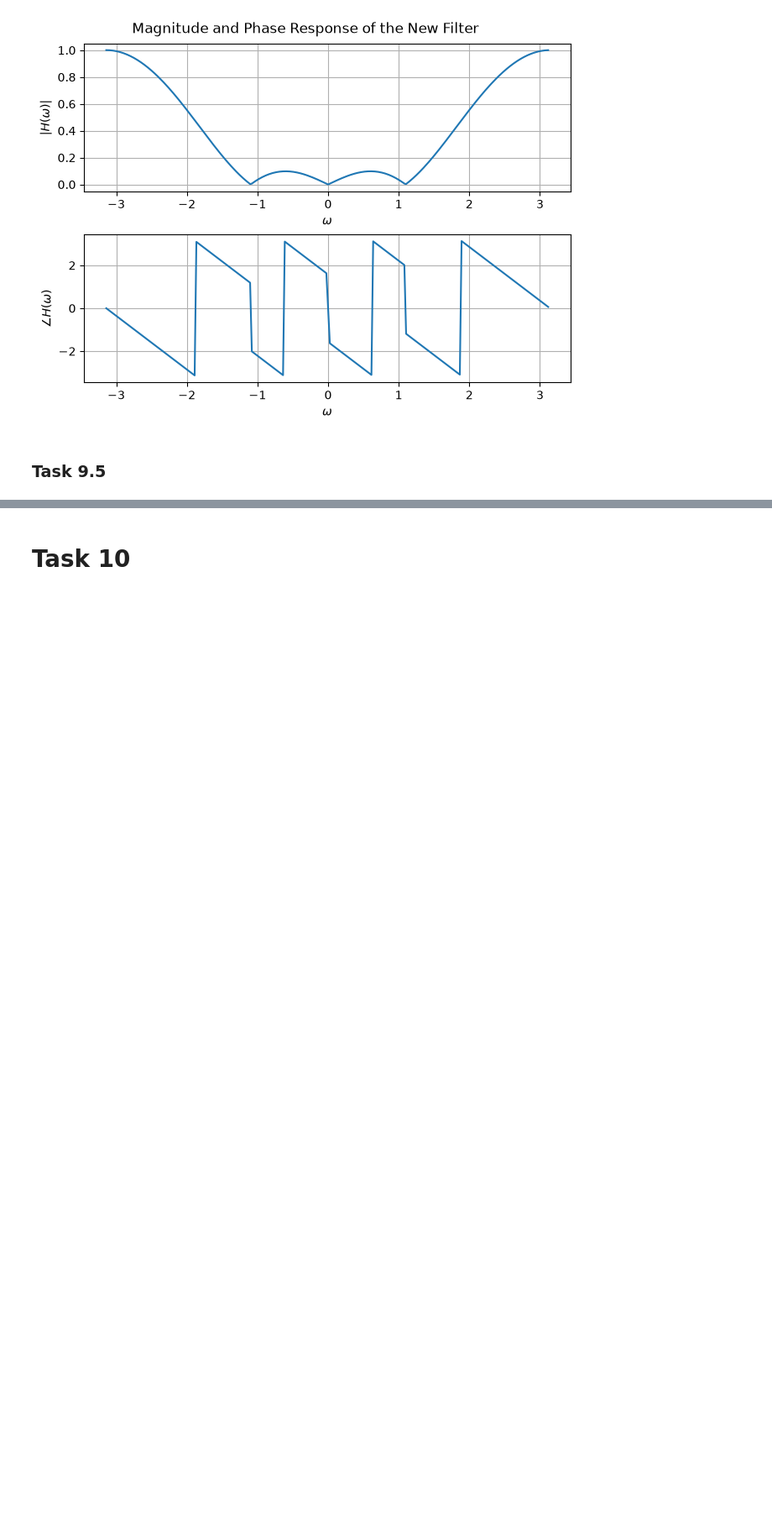
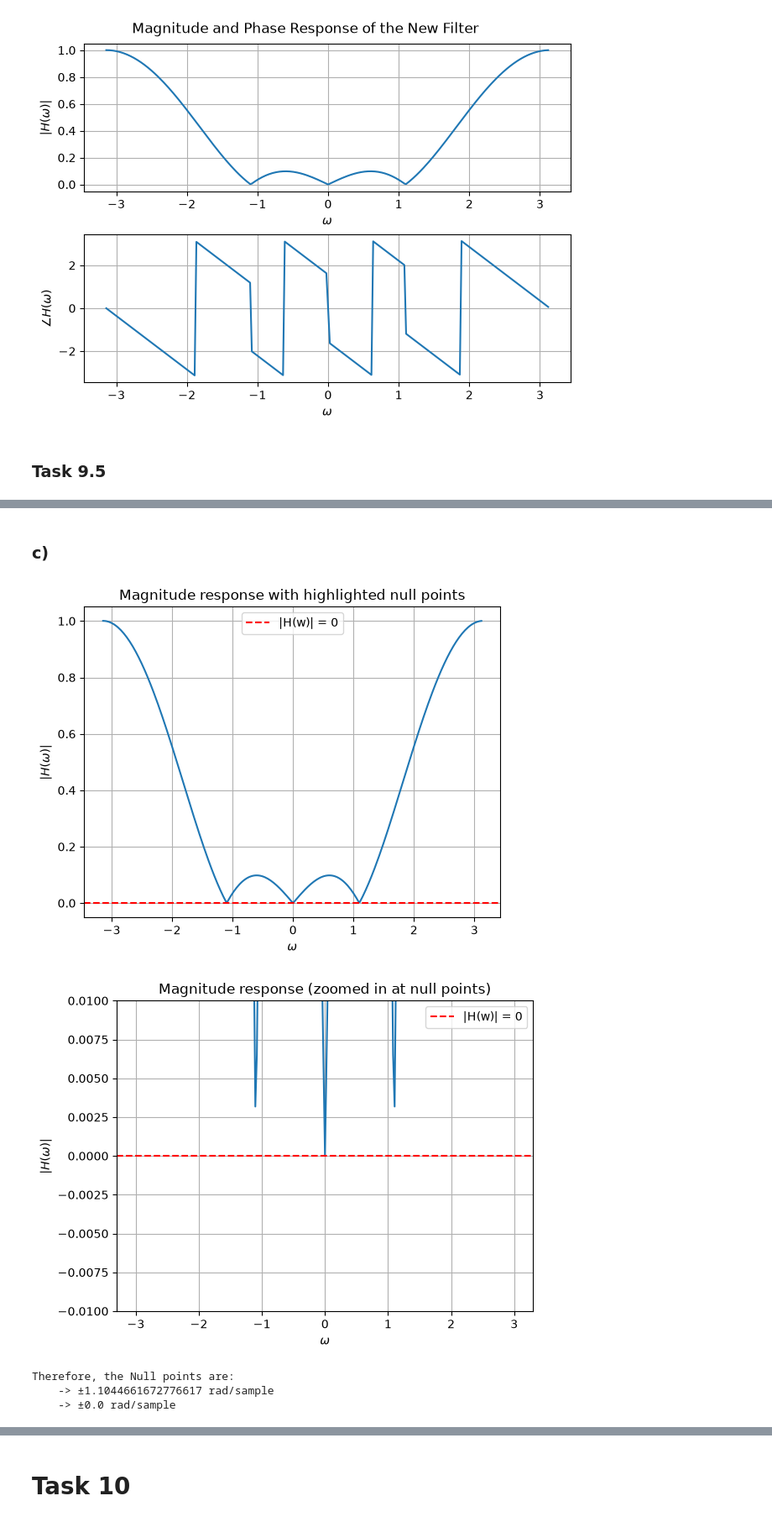
Before and after one commit to davgal27/Signal-Analysis, a Jupyter notebook: DSP-FIR-filter-freqresp/practical3.ipynb, the cells around one changed output, grey strips where cells are left out. Shown at 84% size. Saved outputs shown, nothing was run; the diff lists cells and outputs as text; code cells hidden in the pictures; blank space fills up the shorter version.

```diff
--- a/DSP-FIR-filter-freqresp/practical3.ipynb
+++ b/DSP-FIR-filter-freqresp/practical3.ipynb
@@ -380,0 +405,41 @@ plt.show()
+# %% [markdown]
+### c)
+# %%
+plt.plot(w_new, abs(H_new))
+plt.xlabel('$\\omega$')
+plt.ylabel('$|H(\\omega)|$')
+plt.axhline(y = 0, linestyle='--', color='red', label = "|H(w)| = 0")
+plt.grid(True)
+plt.title("Magnitude response with highlighted null points")
+plt.legend()
+plt.show()
+
+plt.plot(w_new, abs(H_new))
+plt.xlabel('$\\omega$')
+plt.ylabel('$|H(\\omega)|$')
+plt.axhline(y = 0, linestyle='--', color='red', label = "|H(w)| = 0")
+plt.ylim(-0.01, 0.01)
+plt.xlim(-3.3, 3.3)
+plt.title("Magnitude response (zoomed in at null points)")
+plt.grid(True)
+plt.legend()
+plt.show()
+
+
+null_points_new = []
+for i in range(len(H_new)):
+    if abs(H_new[i]) < 0.01 and w_new[i] <= 0:
+        if (abs(H_new[i]) < abs(H_new[i-1]) and
+            abs(H_new[i]) < abs(H_new[(i+1) % len(H_new)])):
+            null_points_new.append(abs(w_new[i]))
+
+print("Therefore, the Null points are: ")
+
+for point in null_points_new:
+    print(f"    -> \u00b1{point} rad/sample")
+# %% [output]
+[figure, added]
+[figure, added]
+Therefore, the Null points are:
+    -> ±1.1044661672776617 rad/sample
+    -> ±0.0 rad/sample
```
Also changed, not shown: parts of 11 cells of this notebook, 2 other files.
